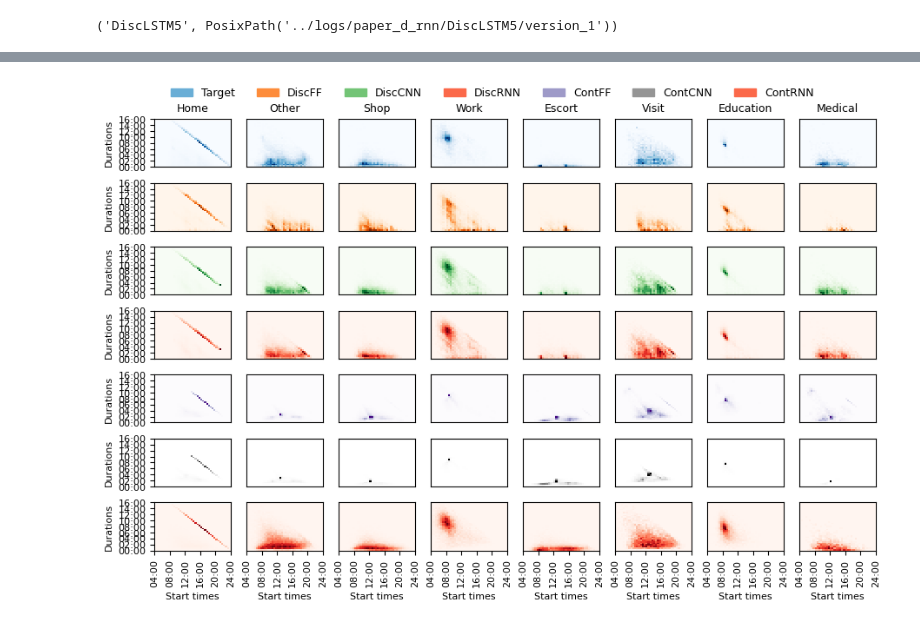
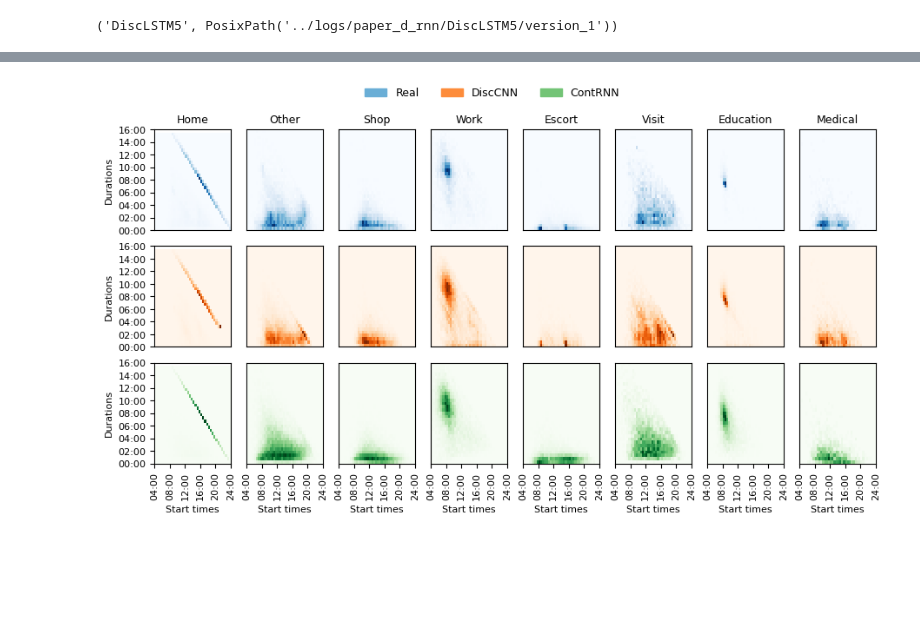
Before and after one commit to big-ucl/caveat, a Jupyter notebook: analysis/vae_paper.ipynb, the cells around one changed output, grey strips where cells are left out. Cells and saved outputs as stored; diff of their text form; code cells hidden in the pictures; blank space fills up the shorter version.

```diff
--- a/analysis/vae_paper.ipynb
+++ b/analysis/vae_paper.ipynb
@@ -26,7 +26,7 @@ cmap = {
 batch_paths = {
     "DiscFF": Path("../logs/vae_paper/DiscFF"),
     "DiscCNN": Path("../logs/vae_paper/DiscCNN"),
-    "DiscRNN": Path("../logs/vae_paper/DiscCNN"),
+    "DiscRNN": Path("../logs/vae_paper/DiscRNN"),
     "ContFF": Path("../logs/vae_paper/ContFF"),
     "ContCNN": Path("../logs/vae_paper/ContCNN"),
     "ContRNN": Path("../logs/vae_paper/ContRNN"),
@@ -373,0 +519,2 @@ distances.loc["transitions", :]
+# %%
+best = {k: v for k, v in schedules.items() if k in ["DiscCNN", "ContRNN"]}
@@ -374,17 +538,18 @@ distances.loc["transitions", :]
 # %%
 fig = joint_time_distributions_plot(
     target_schedules,
-    schedules,
-    figsize=(9, 6),
-    observed_title="Target",
+    best,
+    figsize=(9, 5),
+    observed_title="Real",
     cmaps={
         0: "Blues",
         1: "Oranges",
         2: "Greens",
-        3: "Reds",
-        4: "Purples",
-        5: "Greys",
+        3: "Oranges",
+        4: "Oranges",
+        5: "Oranges",
+        6: "Oranges",
     },
 )
 # %% [output]
-[figure, old version]
+[figure, new version]
```
Also changed, not shown: parts of 16 cells of this notebook, 7 other files.
